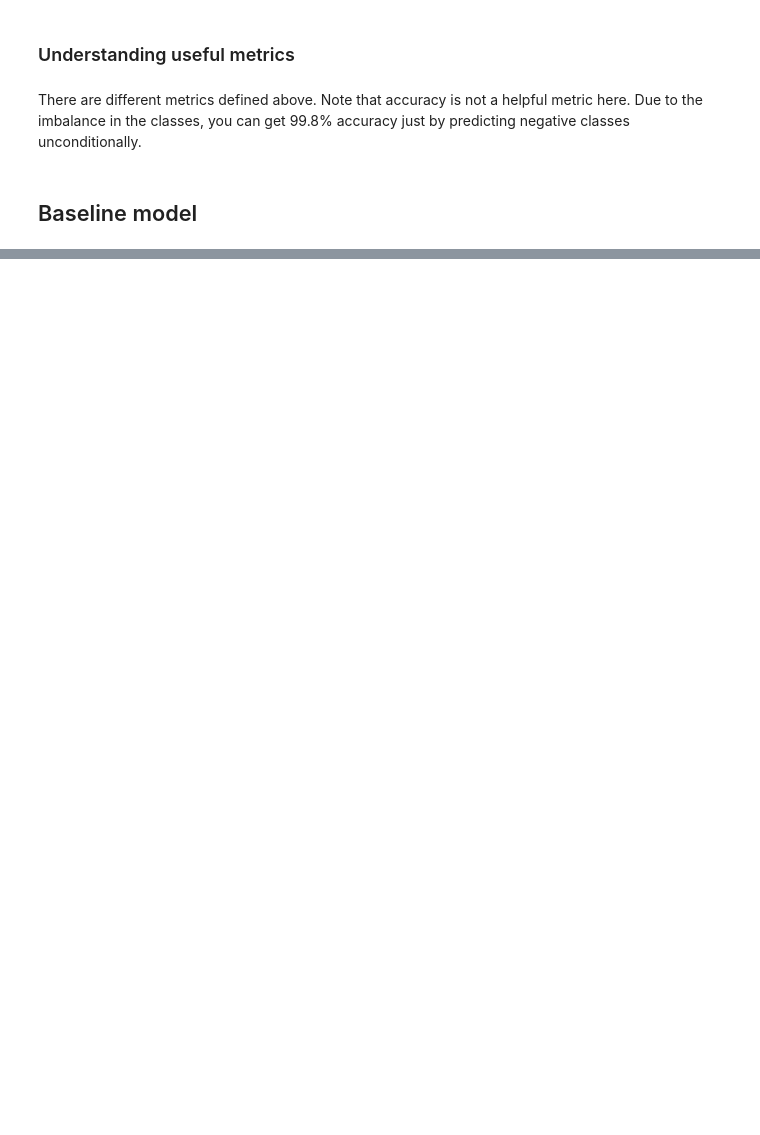
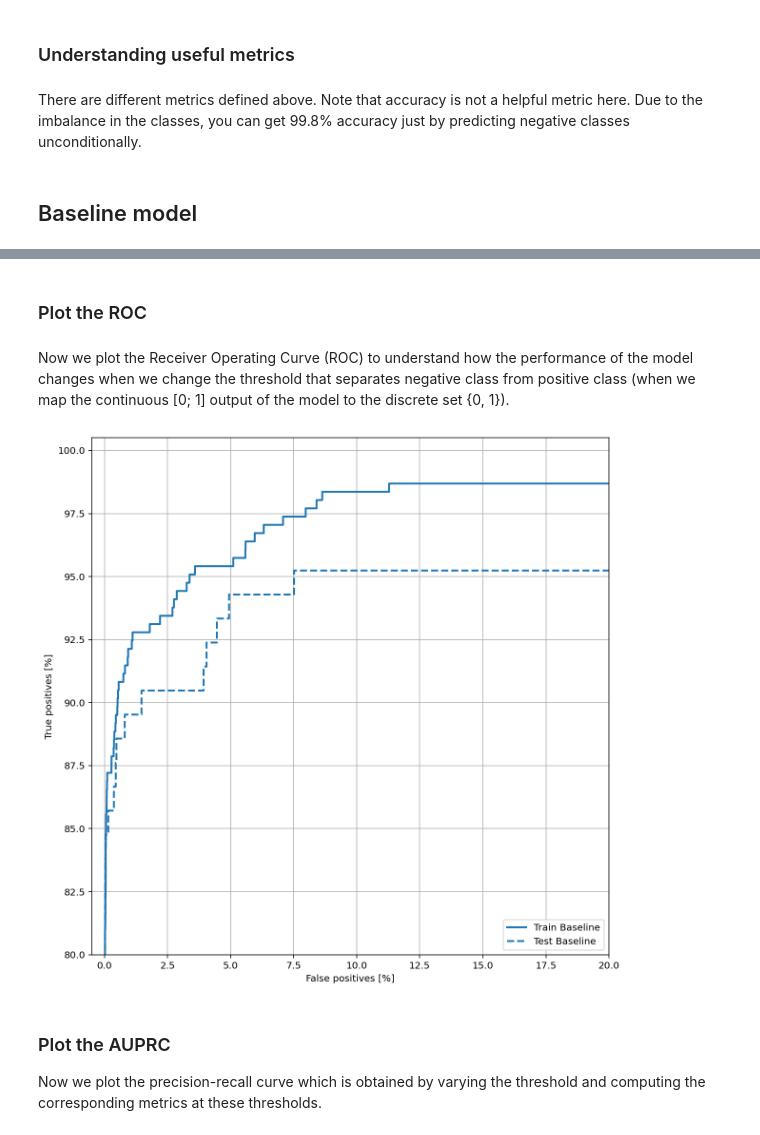
Before and after one commit to dmitry-kabanov/tensorflow-docs-walkthrough, a Jupyter notebook: tutorials/structured_data/imbalanced_data.ipynb, the cells around one changed output, grey strips where cells are left out. Cells and saved outputs as stored; diff of their text form; code cells hidden in the pictures; blank space fills up the shorter version.

```diff
--- a/tutorials/structured_data/imbalanced_data.ipynb
+++ b/tutorials/structured_data/imbalanced_data.ipynb
@@ -173,0 +412,26 @@ There are different metrics defined above. Note that accuracy is not a helpful m
+# %% [markdown]
+### Plot the ROC
+# %% [markdown]
+Now we plot the Receiver Operating Curve (ROC) to understand how the performance of the model changes when we change the threshold that separates negative class from positive class (when we map the continuous [0; 1] output of the model to the discrete set {0, 1}).
+# %%
+def plot_roc(name, labels, predictions, **kwargs):
+    fp, tp, _ = sklearn.metrics.roc_curve(labels, predictions)
+
+    plt.plot(100*fp, 100*tp, label=name, linewidth=2, **kwargs)
+    plt.xlabel("False positives [%]")
+    plt.ylabel("True positives [%]")
+    plt.xlim([-0.5, 20.0])
+    plt.ylim([80.0, 100.5])
+    plt.grid(True)
+    ax = plt.gca()
+    ax.set_aspect("equal")
+# %%
+plot_roc("Train Baseline", train_labels, train_pred_baseline, color=colors[0], linestyle="-")
+plot_roc("Test Baseline", test_labels, test_pred_baseline, color=colors[0], linestyle="--")
+plt.legend(loc="lower right");
+# %% [output]
+[figure, added]
+# %% [markdown]
+### Plot the AUPRC
+
+Now we plot the precision-recall curve which is obtained by varying the threshold and computing the corresponding metrics at these thresholds.
```
Also changed, not shown: parts of 67 cells of this notebook.
